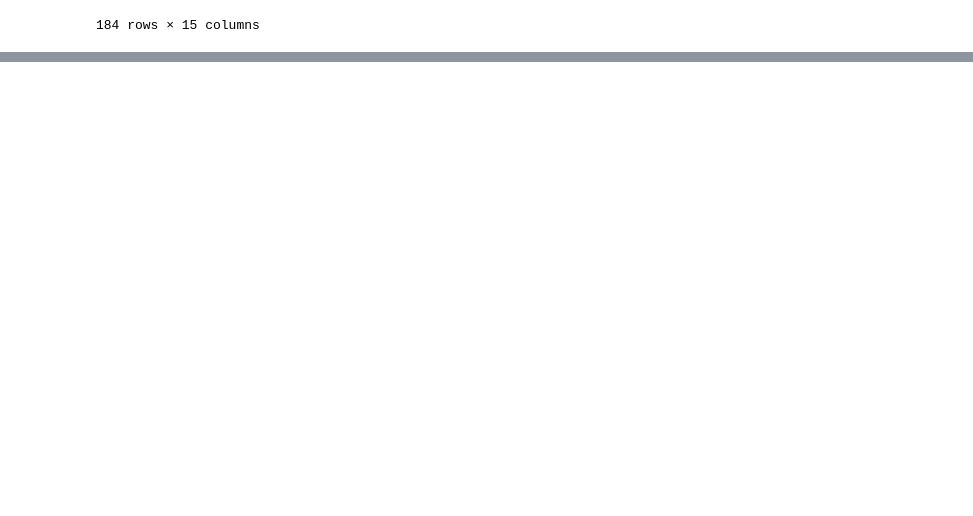
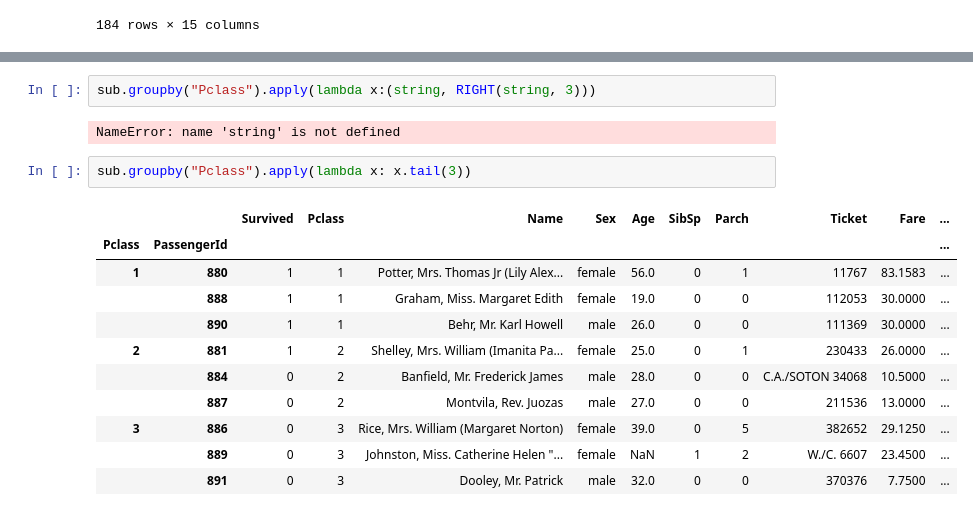
Before and after one commit to yashdeep-patil/Pandas, a Jupyter notebook: pandas.ipynb, the cells around one changed output, grey strips where cells are left out. Drawn from its saved outputs; the diff is of its cells as text; blank space fills up the shorter version.

```diff
--- a/pandas.ipynb
+++ b/pandas.ipynb
@@ -782,0 +798,18 @@ g
+# %%
+sub.groupby("Pclass").apply(lambda x:(string, RIGHT(string, 3)))
+# %% [output]
+NameError: name 'string' is not defined
+# %%
+sub.groupby("Pclass").apply(lambda x: x.tail(3))
+# %% [output]
+|  |  | Survived | Pclass | Name | Sex | Age | SibSp | Parch | Ticket | Fare | ... |
+| Pclass | PassengerId |  |  |  |  |  |  |  |  |  | ... |
+| 1 | 880 | 1 | 1 | Potter, Mrs. Thomas Jr (Lily Alex... | female | 56.0 | 0 | 1 | 11767 | 83.1583 | ... |
+|  | 888 | 1 | 1 | Graham, Miss. Margaret Edith | female | 19.0 | 0 | 0 | 112053 | 30.0000 | ... |
+|  | 890 | 1 | 1 | Behr, Mr. Karl Howell | male | 26.0 | 0 | 0 | 111369 | 30.0000 | ... |
+| 2 | 881 | 1 | 2 | Shelley, Mrs. William (Imanita Pa... | female | 25.0 | 0 | 1 | 230433 | 26.0000 | ... |
+|  | 884 | 0 | 2 | Banfield, Mr. Frederick James | male | 28.0 | 0 | 0 | C.A./SOTON 34068 | 10.5000 | ... |
+|  | 887 | 0 | 2 | Montvila, Rev. Juozas | male | 27.0 | 0 | 0 | 211536 | 13.0000 | ... |
+| 3 | 886 | 0 | 3 | Rice, Mrs. William (Margaret Norton) | female | 39.0 | 0 | 5 | 382652 | 29.1250 | ... |
+|  | 889 | 0 | 3 | Johnston, Miss. Catherine Helen "... | female | NaN | 1 | 2 | W./C. 6607 | 23.4500 | ... |
+|  | 891 | 0 | 3 | Dooley, Mr. Patrick | male | 32.0 | 0 | 0 | 370376 | 7.7500 | ... |
```
Also changed, not shown: parts of 6 cells of this notebook.
